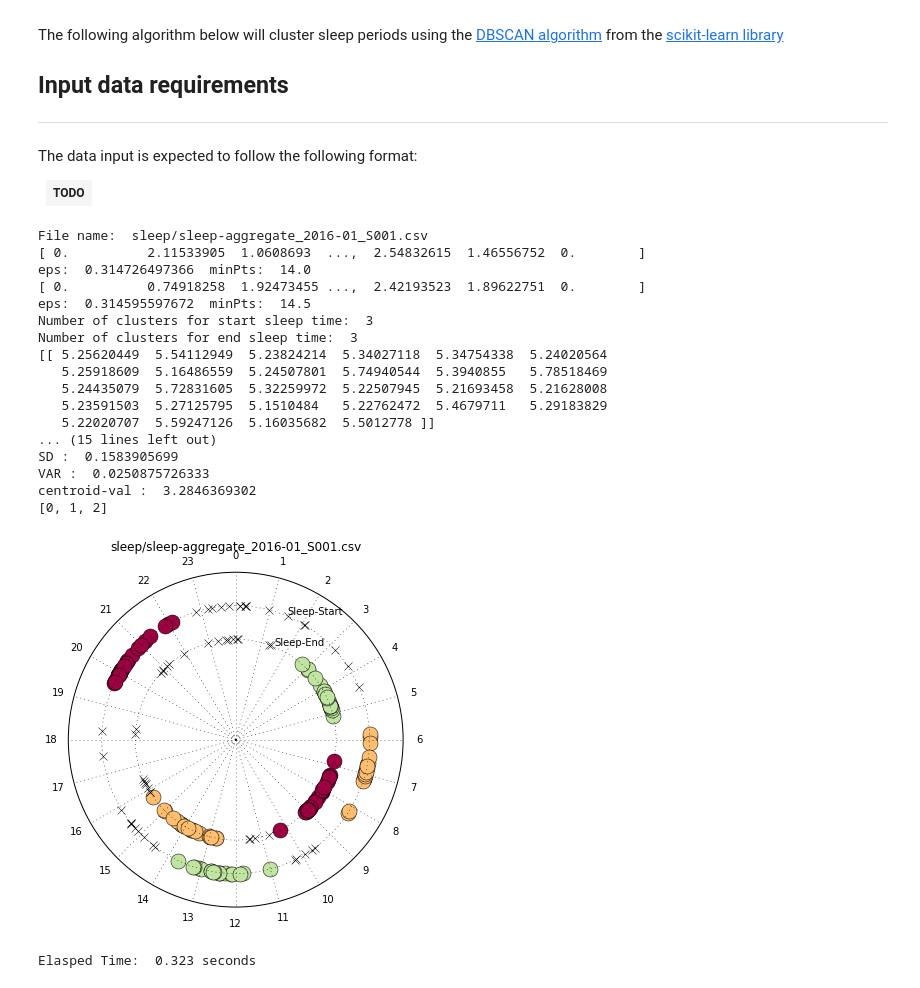
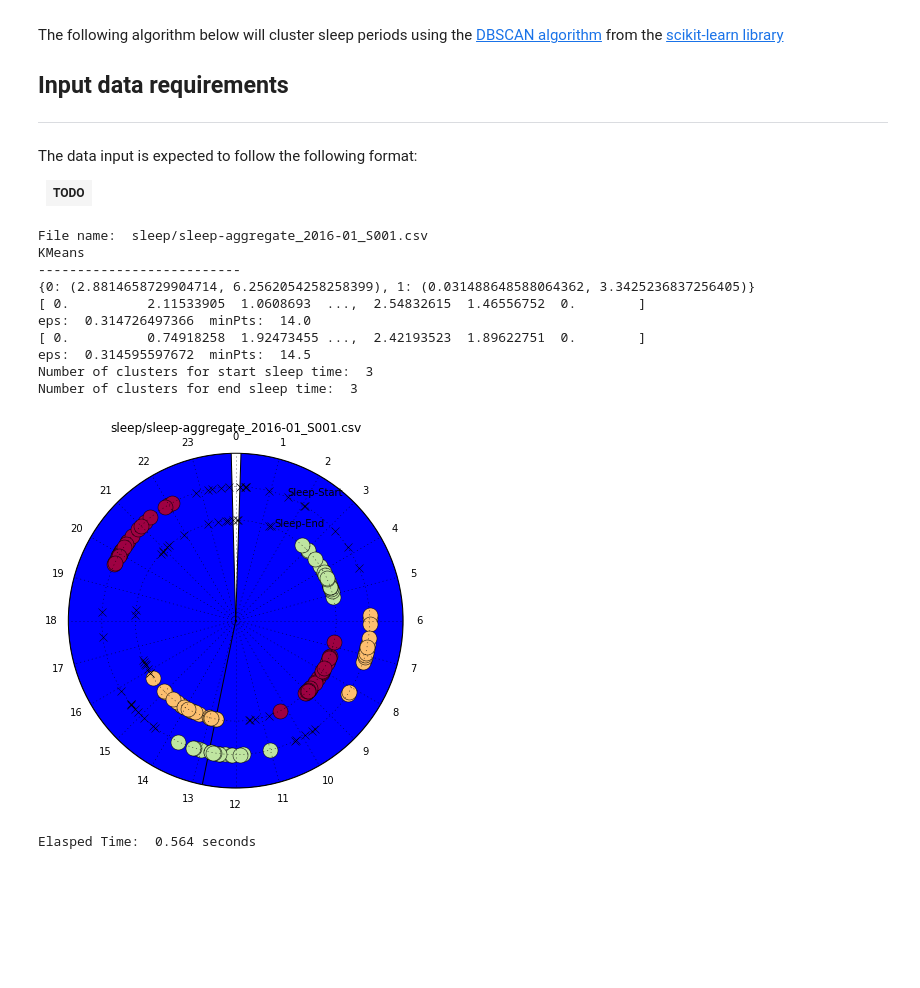
Before and after one commit to atwj/SMU-iCity-internship-analytics, a Jupyter notebook: Project/ADL/DBSCAN.ipynb, the cells around one changed output. Saved outputs shown, nothing was run; the diff lists cells and outputs as text; code cells hidden in the pictures; blank space fills up the shorter version.

Commit message:
Added KMeans

```diff
--- a/Project/ADL/DBSCAN.ipynb
+++ b/Project/ADL/DBSCAN.ipynb
@@ -124,6 +124,34 @@ X1,X1_rad_series = get_x_from_df(df['sleep_start'])
 
 # Set 'X2' as sleep_end timings
 X2,X2_rad_series = get_x_from_df(df['sleep_end'])
+
+# XX is a df containing X1 and X2, used for Kmeans clustering of 2 clusters
+XX = pd.DataFrame();
+XX['X1'] = X1_rad_series
+XX['X2'] = X2_rad_series
+
+km = KMeans(n_clusters=2, init='k-means++', precompute_distances='auto', n_jobs=-1)
+km.fit(XX.as_matrix())
+XX_cluster_centers = km.cluster_centers_
+XX_labels = km.labels_
+XX_inertia = km.inertia_
+
+print('KMeans')
+print('--------------------------')
+# print(XX_labels)
+# print(XX_cluster_centers)
+# print(XX_inertia)
+
+
+km_clusters = set(XX_labels)
+km_dict = {}
+for k in km_clusters:
+    indices_of_k = np.where(XX_labels == k)
+    X1_min = np.min(X1_rad_series[indices_of_k])
+    X2_max = np.max(X2_rad_series[indices_of_k])
+    km_dict[k] = (X1_min, X2_max)
+
+print(km_dict)
 
 # TODO
 # 1. Implement method to calculate EPS
@@ -149,53 +177,56 @@ X2_label, X2_components, X2_csi = dbscan(eps_X2, min_pts_X2, X2)
 # - 1 if -1 exist in labels because -1 is used to denote noise
 X1_no_clusters = len(set(X1_label)) - (1 if -1 in X1_label else 0)
 print('Number of clusters for start sleep time: ', X1_no_clusters )
 # print('end sleep time cluster: ')
 X2_no_clusters = len(set(X2_label)) - (1 if -1 in X2_label else 0)
 print('Number of clusters for end sleep time: ', X2_no_clusters )
 cluster_list = []
 # EXTRACTION OF CLUSTERS
 ###########################################
-cluster_dict_ = h.extract_clusters(X1_label, X1_rad_series)
-cluster_dict_keys_ = cluster_dict_.keys()
-for i in cluster_dict_keys_:
-    cluster = cluster_dict_[i]
-    print(cluster)
-    cluster_list.append(np.asscalar(i))
-    print('Cluster : ', i)
-    print('SD : ', np.std(cluster))
-    print('VAR : ', np.var(cluster))
-    print('centroid-val : ', np.median(cluster))
+# cluster_dict_ = h.extract_clusters(X1_label, X1_rad_series)
+# cluster_dict_keys_ = cluster_dict_.keys()
+# for i in cluster_dict_keys_:
+#     cluster = cluster_dict_[i]
+#     print(cluster)
+#     cluster_list.append(np.asscalar(i))
+#     print('Cluster : ', i)
+#     print('SD : ', np.std(cluster))
+#     print('VAR : ', np.var(cluster))
+#     print('centroid-val : ', np.median(cluster))
 
-print(cluster_list)
+
+# print(cluster_list)
 ##################PLOTTING####################
 # TODO: CLUSTER
 fig = plt.figure(figsize=(6,6))
 ax1 = configure_polar_plot(fig.add_subplot(111, projection='polar'))
 ax1.set_title(file_name)
 # ax1.plot(X1_rad_series, [1 for x in X1_rad_series], 'mo')
 # ax1.plot(X2_rad_series, [0.8 for x in X2_rad_series], 'y*')
 plot_clusters(X1_label, X1_rad_series, ax1, 0.8)
 plot_clusters(X2_label, X2_rad_series, ax1, 0.6)
+
+km_clust_0_min,km_clust_0_max = km_dict[0]
+km_clust_1_min,km_clust_1_max = km_dict[1]
+ax1.bar(km_clust_0_min,1, width=km_clust_0_max - km_clust_0_min, bottom=0.0)
+ax1.bar(km_clust_1_min ,1, width=km_clust_1_max - km_clust_1_min, bottom=0.0)
+# ax1.plot(km_clust_0_max,1, marker = '|', ms=380.0)
+# ax1.plot(km_clust_1_min,1, marker = '|', ms=380.0)
+# ax1.plot(km_clust_1_max,1, marker = '|', ms=380.0)
+# ax1.plot(km_dict[1])
 plt.show()
 
 print("Elasped Time: ", round(time.time() - time_now, 3), "seconds")
 # %% [output]
 File name:  sleep/sleep-aggregate_2016-01_S001.csv
+KMeans
+--------------------------
+{0: (2.8814658729904714, 6.2562054258258399), 1: (0.031488648588064362, 3.3425236837256405)}
 [ 0.          2.11533905  1.0608693  ...,  2.54832615  1.46556752  0.        ]
 eps:  0.314726497366  minPts:  14.0
 [ 0.          0.74918258  1.92473455 ...,  2.42193523  1.89622751  0.        ]
 eps:  0.314595597672  minPts:  14.5
 Number of clusters for start sleep time:  3
 Number of clusters for end sleep time:  3
-[[ 5.25620449  5.54112949  5.23824214  5.34027118  5.34754338  5.24020564
-   5.25918609  5.16486559  5.24507801  5.74940544  5.3940855   5.78518469
-   5.24435079  5.72831605  5.32259972  5.22507945  5.21693458  5.21628008
-   5.23591503  5.27125795  5.1510484   5.22762472  5.4679711   5.29183829
-   5.22020707  5.59247126  5.16035682  5.5012778 ]]
-... (15 lines left out)
-SD :  0.1583905699
-VAR :  0.0250875726333
-centroid-val :  3.2846369302
-[0, 1, 2]
-[figure, old version]
+[figure, new version]
-Elasped Time:  0.323 seconds
+Elasped Time:  0.564 seconds
```
Also changed, not shown: parts of 1 cell of this notebook, 2 other files.
